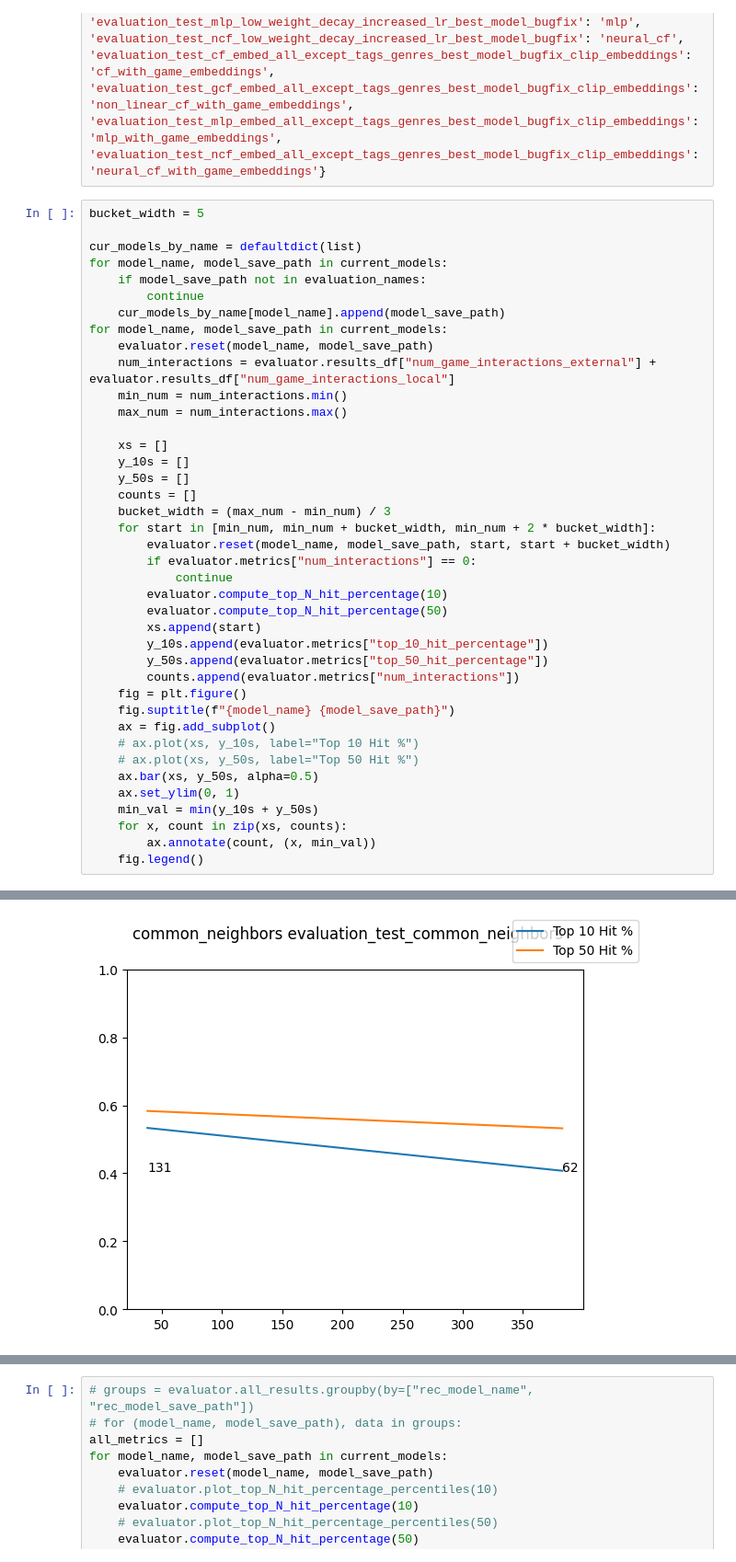
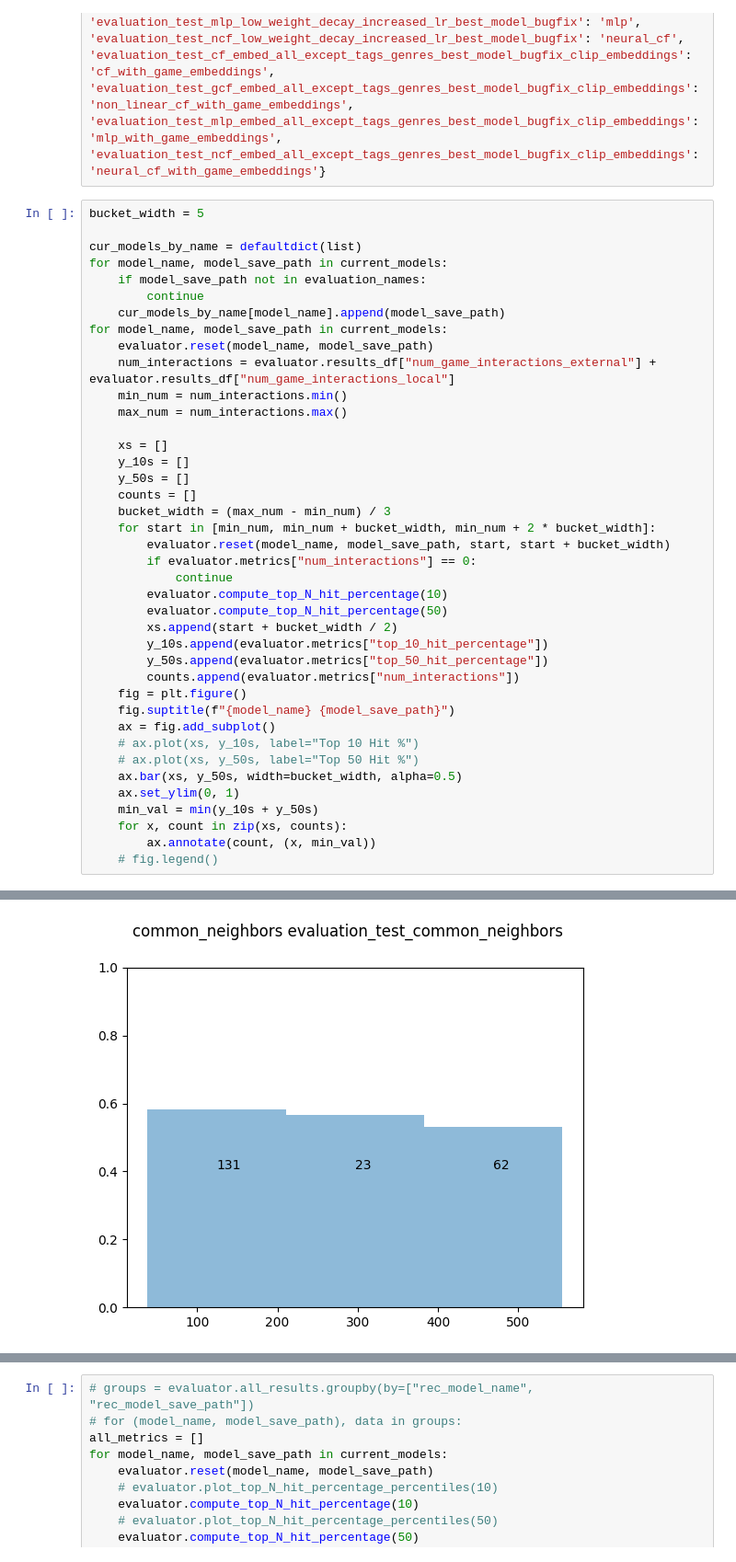
Before and after one commit to GitHubNoskcaj211/ml-projects-project, a Jupyter notebook: evaluation/test_online_evaluation.ipynb, the cells around one changed output, grey strips where cells are left out. Shown at 92% size. Cells and saved outputs as stored; diff of their text form.

Commit message:
Add medians and histograms

```diff
--- a/evaluation/test_online_evaluation.ipynb
+++ b/evaluation/test_online_evaluation.ipynb
@@ -51,7 +52,7 @@ for model_name, model_save_path in current_models:
             continue
         evaluator.compute_top_N_hit_percentage(10)
         evaluator.compute_top_N_hit_percentage(50)
-        xs.append(start)
+        xs.append(start + bucket_width / 2)
         y_10s.append(evaluator.metrics["top_10_hit_percentage"])
         y_50s.append(evaluator.metrics["top_50_hit_percentage"])
         counts.append(evaluator.metrics["num_interactions"])
@@ -60,10 +61,10 @@ for model_name, model_save_path in current_models:
     ax = fig.add_subplot()
     # ax.plot(xs, y_10s, label="Top 10 Hit %")
     # ax.plot(xs, y_50s, label="Top 50 Hit %")
-    ax.bar(xs, y_50s, alpha=0.5)
+    ax.bar(xs, y_50s, width=bucket_width, alpha=0.5)
     ax.set_ylim(0, 1)
     min_val = min(y_10s + y_50s)
     for x, count in zip(xs, counts):
         ax.annotate(count, (x, min_val))
-    fig.legend()
+    # fig.legend()
 # %% [output]
@@ -72 +73 @@ for model_name, model_save_path in current_models:
-[figure, old version]
+[figure, new version]
```
Also changed, not shown: parts of 3 cells of this notebook.
